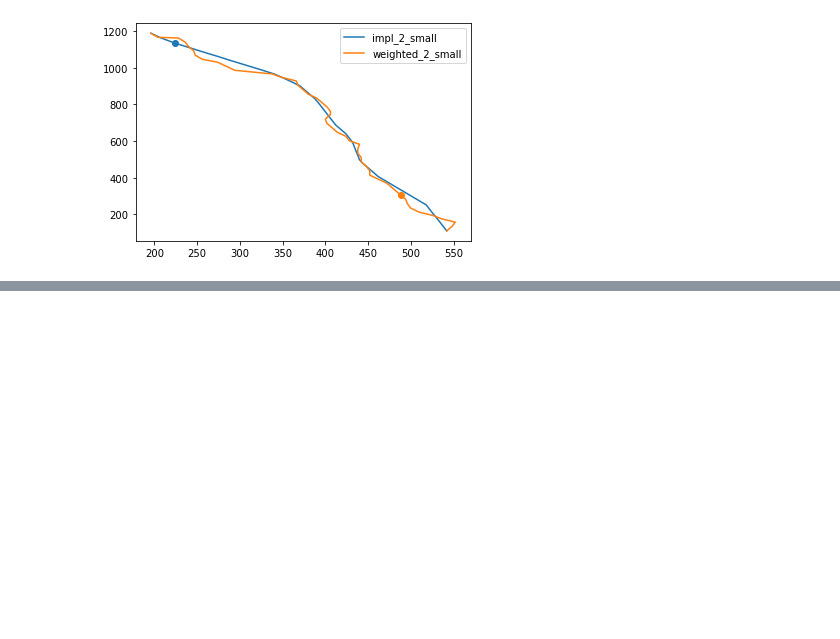
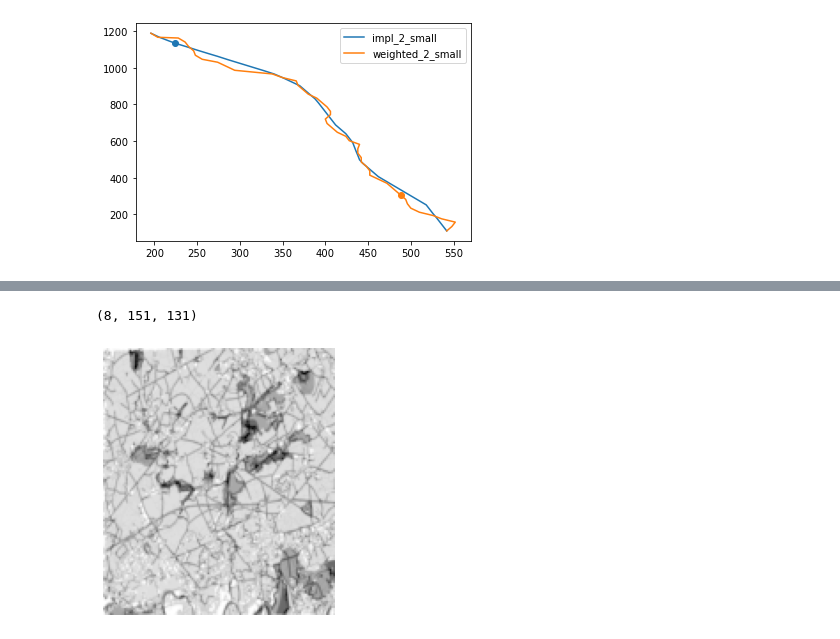
Before and after one commit to NinaWie/PowerPlanner, a Jupyter notebook: notebooks/evaluation.ipynb, the cells around one changed output, grey strips where cells are left out. Cells and saved outputs as stored; diff of their text form; code cells hidden in the pictures; blank space fills up the shorter version.

```diff
--- a/notebooks/evaluation.ipynb
+++ b/notebooks/evaluation.ipynb
@@ -421,0 +709,12 @@ angle((-4, 3), (2,4))
+# %%
+weighted_edge_costs.append(np.sum(weighted_edges))
+    summed_pylon_costs.append(np.sum(df_grouped["pylon_costs"].values))
+    summed_edge_costs.append(np.sum(df_grouped["cable_costs"].values))
+    c.append(class_name)
+class_df = pd.DataFrame()
+class_df["class"] = c
+class_df["pylon_costs"] = summed_pylon_costs
+class_df["weighted_pylon_costs"] = weighted_pylon_costs
+class_df["cable_costs"] = summed_edge_costs
+class_df["weighted_cable_costs"] = weighted_edge_costs
+class_df
@@ -421,0 +723,16 @@ angle((-4, 3), (2,4))
+# %%
+from PIL import Image
+figure_path = "/Users/ninawiedemann/Desktop/thesis/figure/layers"
+# %%
+together_arr = []
+for i in range(len(arr)):
+    print(df.loc[i]["class"])
+    n,c = np.unique(arr[i], return_counts=True)
+    if c[1]>100000:
+        img = Image.fromarray(arr[i])
+        m,n = arr[i].shape
+        img = img.resize((m//10, n//10), resample=Image.BILINEAR)
+        together_arr.append(np.array(img))
+        img.save(os.path.join(figure_path, str(i)+".tif")) # df.loc[i]["class"]
+        # plt.imshow(img)
+        # plt.savefig(os.path.join(figure_path,df.loc[i]["class"], str(i)+".jpg"))
@@ -421,0 +757,13 @@ angle((-4, 3), (2,4))
+# %%
+together_arr = np.asarray(together_arr)
+# %%
+together_arr.shape
+# %% [output]
+(8, 151, 131)
+# %%
+plt.imshow(np.sum(together_arr, axis=0), cmap='Greys')
+plt.axis("off")
+plt.tight_layout()
+plt.savefig("together.png")
+# %% [output]
+[figure, added]
```
Also changed, not shown: parts of 88 cells of this notebook, 1 other file.
